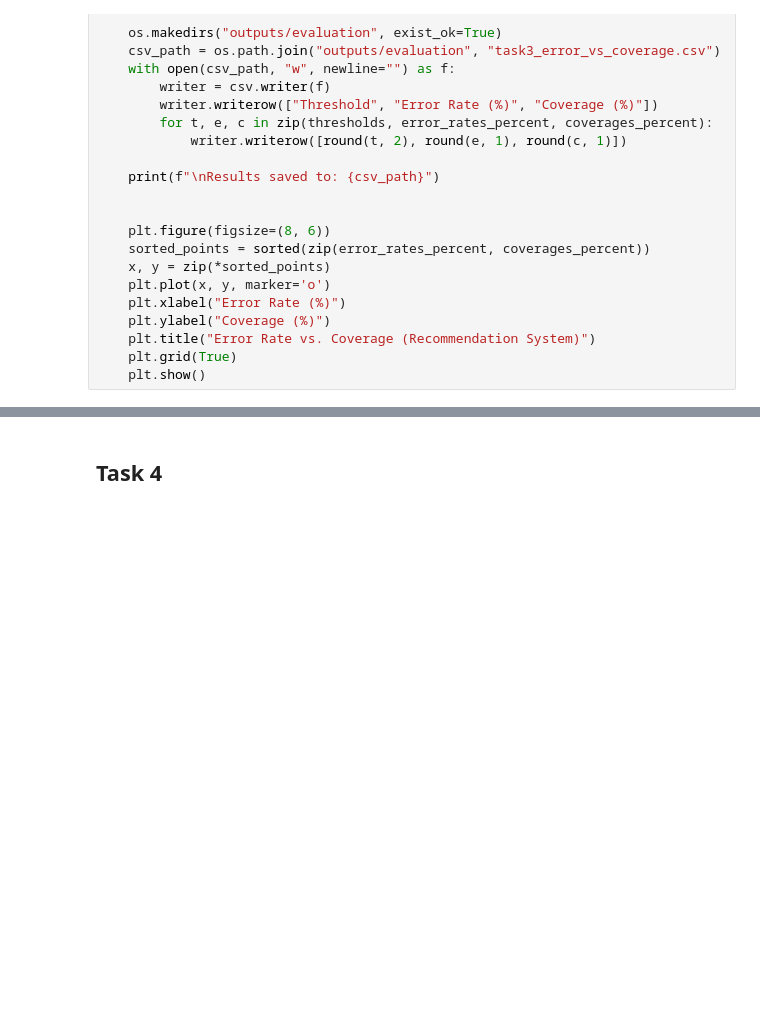
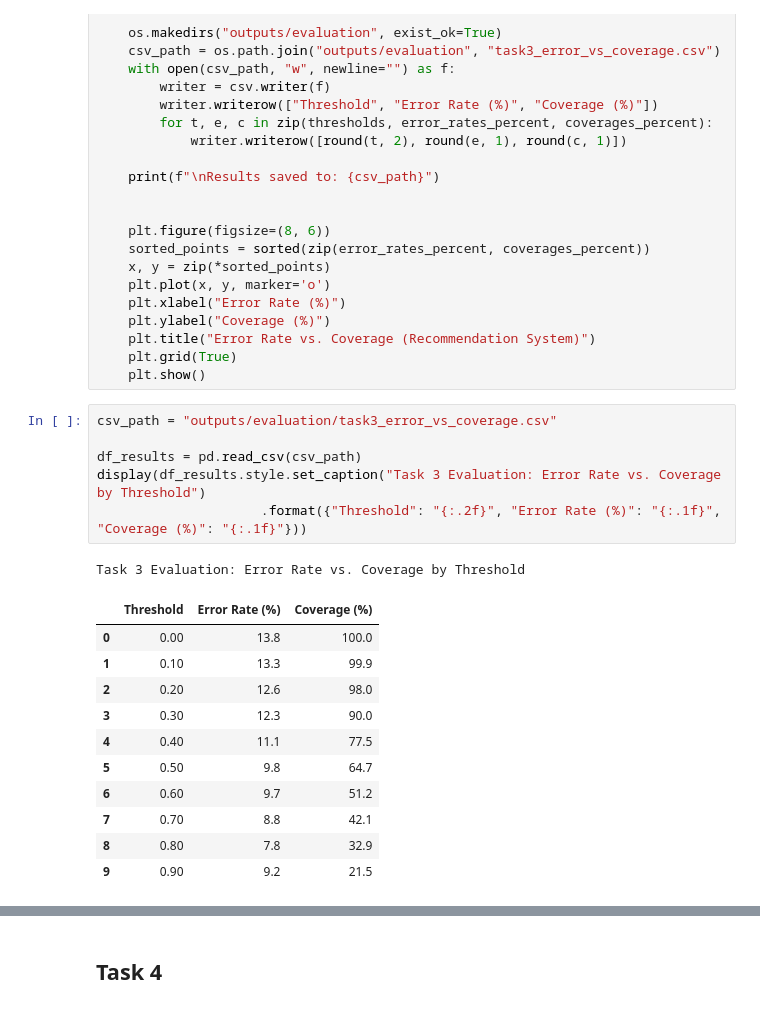
Before and after one commit to Aniket-Mishra/2AMM15_Deep_Learning, a Jupyter notebook: Assighment_1/ass1_skeleton.ipynb, the cells around one changed output, grey strips where cells are left out. Drawn from its saved outputs; the diff is of its cells as text; blank space fills up the shorter version.

```diff
--- a/Assighment_1/ass1_skeleton.ipynb
+++ b/Assighment_1/ass1_skeleton.ipynb
@@ -995,6 +938,25 @@ def evaluate_recommendation_system(
     plt.title("Error Rate vs. Coverage (Recommendation System)")
     plt.grid(True)
     plt.show()
+# %%
+csv_path = "outputs/evaluation/task3_error_vs_coverage.csv"
+
+df_results = pd.read_csv(csv_path)
+display(df_results.style.set_caption("Task 3 Evaluation: Error Rate vs. Coverage by Threshold")
+                     .format({"Threshold": "{:.2f}", "Error Rate (%)": "{:.1f}", "Coverage (%)": "{:.1f}"}))
+# %% [output]
+Task 3 Evaluation: Error Rate vs. Coverage by Threshold
+|  | Threshold | Error Rate (%) | Coverage (%) |
+| 0 | 0.00 | 13.8 | 100.0 |
+| 1 | 0.10 | 13.3 | 99.9 |
+| 2 | 0.20 | 12.6 | 98.0 |
+| 3 | 0.30 | 12.3 | 90.0 |
+| 4 | 0.40 | 11.1 | 77.5 |
+| 5 | 0.50 | 9.8 | 64.7 |
+| 6 | 0.60 | 9.7 | 51.2 |
+| 7 | 0.70 | 8.8 | 42.1 |
+| 8 | 0.80 | 7.8 | 32.9 |
+| 9 | 0.90 | 9.2 | 21.5 |
 # %%
 if train_model == True:
 	evaluate_recommendation_system(
```
Also changed, not shown: parts of 14 cells of this notebook.
